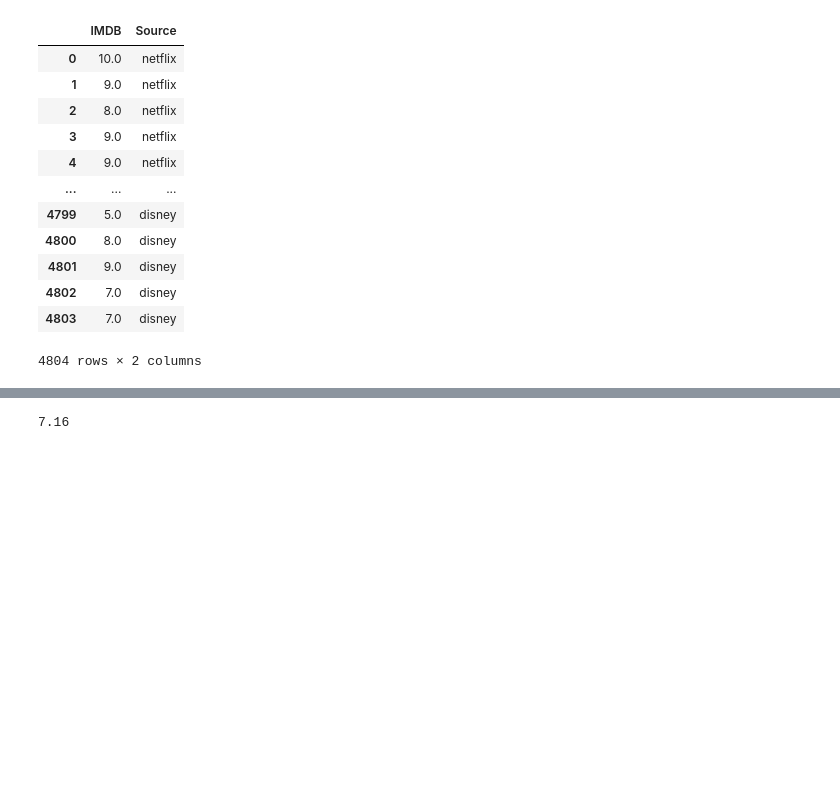
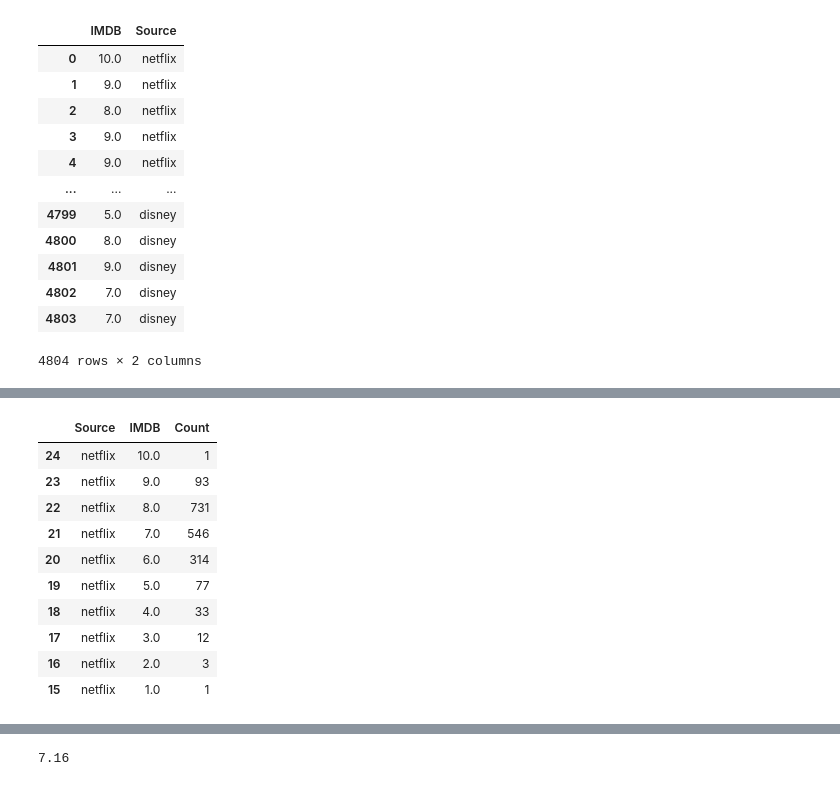
Before and after one commit to jtslater2/old_fashioned, a Jupyter notebook: Scripts/Brian_IMDB.ipynb, the cells around one changed output, grey strips where cells are left out. Saved outputs shown, nothing was run; the diff lists cells and outputs as text; code cells hidden in the pictures; blank space fills up the shorter version.

```diff
--- a/Scripts/Brian_IMDB.ipynb
+++ b/Scripts/Brian_IMDB.ipynb
@@ -194,0 +211,15 @@ imdb_df_group
+# %%
+imdb_df_group_1_netflix = imdb_df_group_1.loc[imdb_df_group_1["Source"]=='netflix']
+imdb_df_group_1_netflix
+# %% [output]
+|  | Source | IMDB | Count |
+| 24 | netflix | 10.0 | 1 |
+| 23 | netflix | 9.0 | 93 |
+| 22 | netflix | 8.0 | 731 |
+| 21 | netflix | 7.0 | 546 |
+| 20 | netflix | 6.0 | 314 |
+| 19 | netflix | 5.0 | 77 |
+| 18 | netflix | 4.0 | 33 |
+| 17 | netflix | 3.0 | 12 |
+| 16 | netflix | 2.0 | 3 |
+| 15 | netflix | 1.0 | 1 |
```
Also changed, not shown: parts of 10 cells of this notebook.
